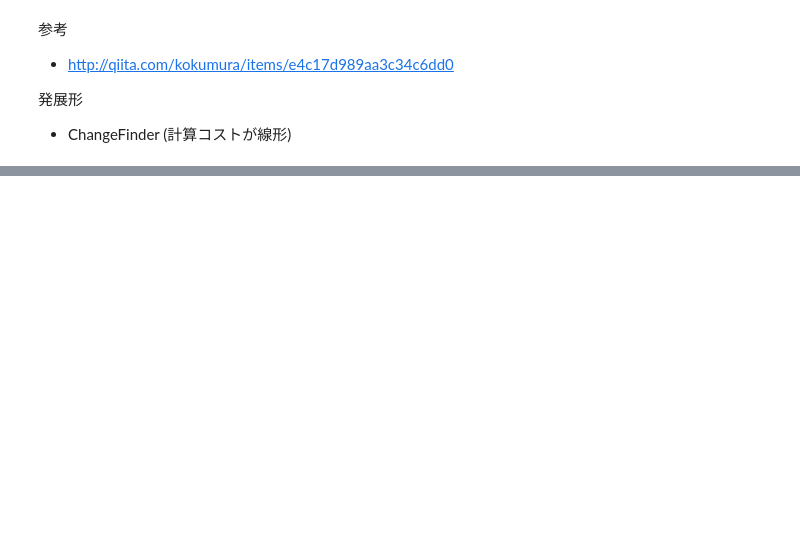
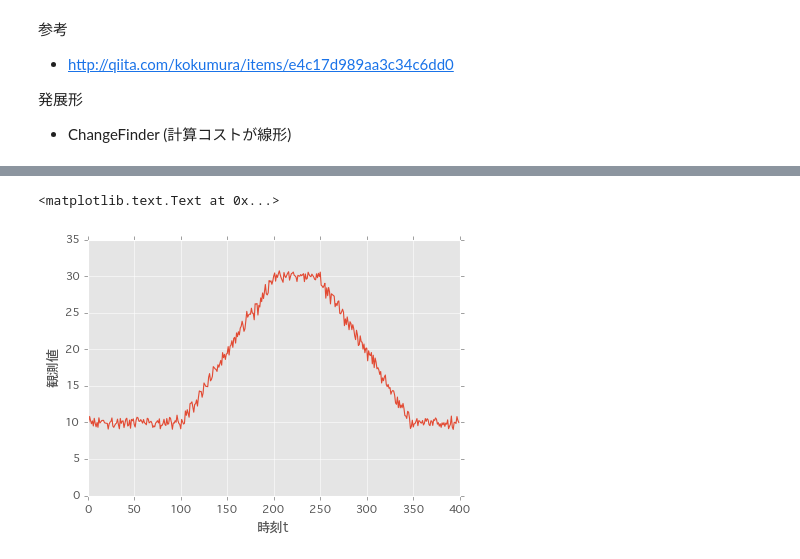
Before and after one commit to hagino3000/notebooks, a Jupyter notebook: MLP_changepoint_chap9.ipynb, the cells around one changed output, grey strips where cells are left out. Cells and saved outputs as stored; diff of their text form; code cells hidden in the pictures; blank space fills up the shorter version.

```diff
--- a/MLP_changepoint_chap9.ipynb
+++ b/MLP_changepoint_chap9.ipynb
@@ -103,0 +184,19 @@ http://www.ucr.edu/~eamonn/discords/
+# %%
+data = np.random.normal(10, 0.4, 400)
+for idx, d in enumerate(data):
+    if idx >= 100 and idx < 200:
+        data[idx] = d + (idx-100)/5
+    elif idx >= 200 and idx < 250:
+        data[idx] = d + 20
+    elif idx >= 250 and idx < 350:
+        data[idx] = d + (350-idx)/5
+    elif idx >= 300:
+        pass
+# %%
+plt.plot(data)
+plt.ylim(0, 35)
+plt.xlabel(u'時刻t')
+plt.ylabel(u'観測値')
+# %% [output]
+<matplotlib.text.Text at 0x...>
+[figure, added]
```
Also changed, not shown: parts of 15 cells of this notebook.
